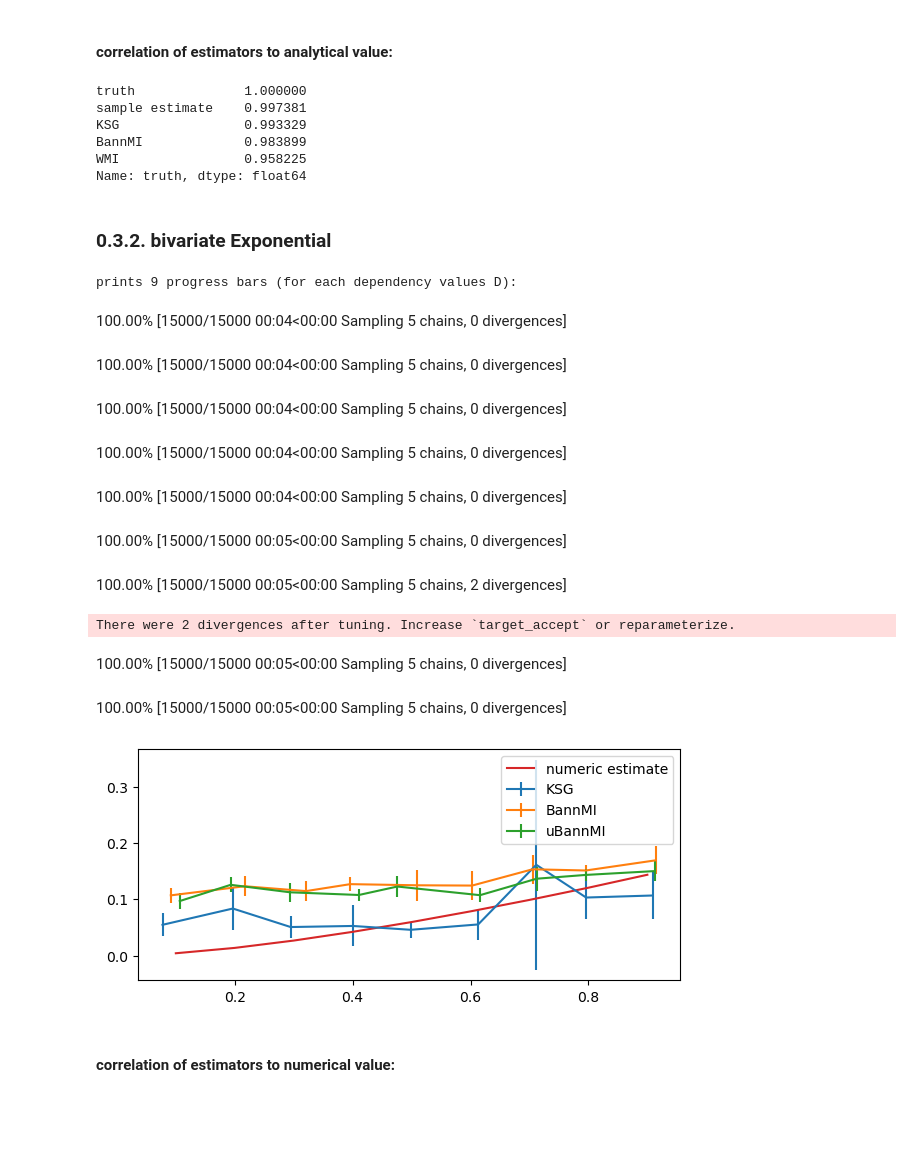
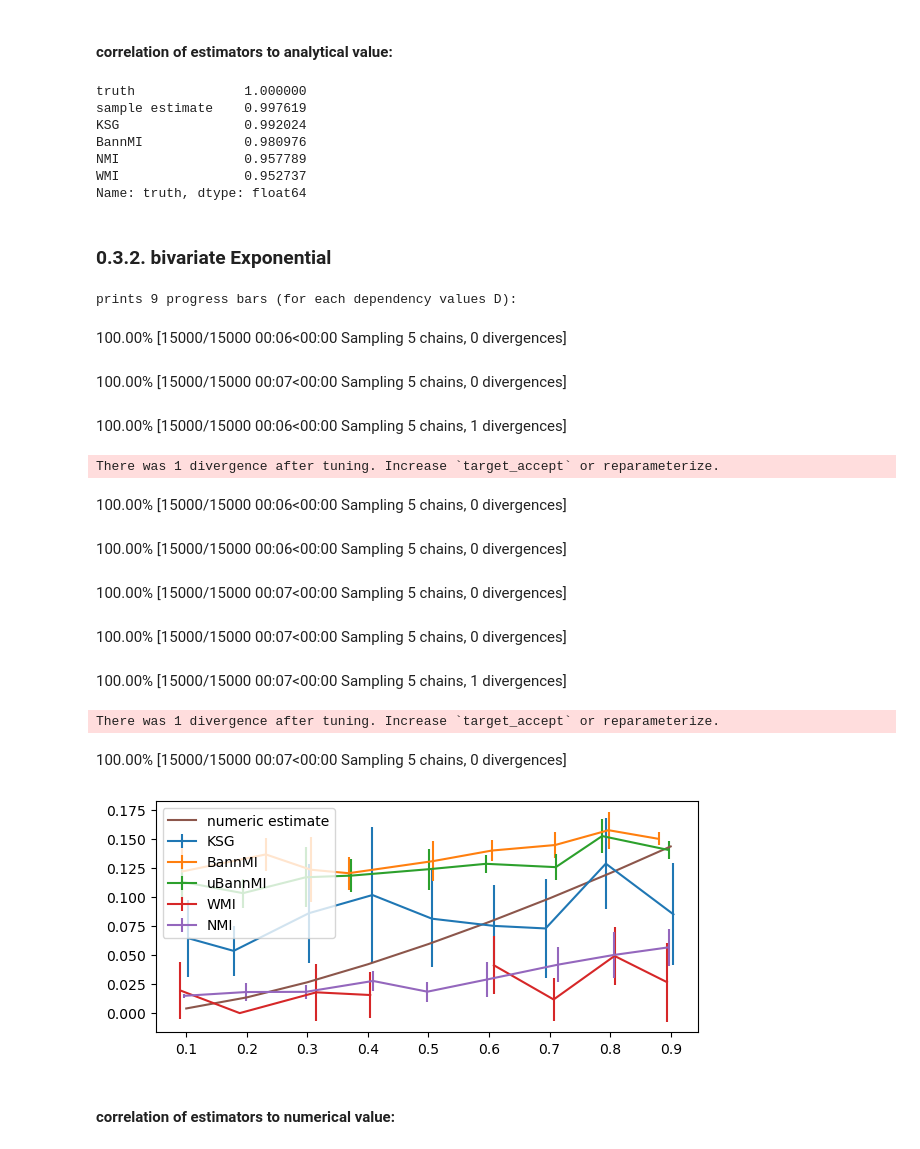
Before and after one commit to zuiop11/nn_info, a Jupyter notebook: src/examples_notebook.ipynb, the cells around one changed output. Drawn from its saved outputs; the diff is of its cells as text; code cells hidden in the pictures; blank space fills up the shorter version.

```diff
--- a/src/examples_notebook.ipynb
+++ b/src/examples_notebook.ipynb
@@ -107,7 +107,7 @@ for j in range(50):
         e.append((nit.info('KLD', approach='nn_ratio', unit='nats', k=3).estimator((X,Y)),
                   nit.info('KLD', approach='nn_distance', unit='nats', k=4, epsilon=False).estimator((X,Y)),
                   # the Noshad approach is not part of the class but can be accessed directly
-                  est.NMI((X,Y)),
+                  est.NMI((X,Y), k = 'adapt'),
                   nit.KLD_gaussian((X,Y))))
 
     estimates = np.array(e).mean(axis=0)
@@ -118,7 +118,7 @@ for j in range(50):
                              mu1=np.zeros(d), cov0=S[0], cov1=S[1], samples=False)
 
     E.append(list(estimates) + [truth])
-F = pd.DataFrame(E, columns=['BannMI', 'WMI', 'NMI', 'sample estimate',
+F = pd.DataFrame(E, columns=['BannMI', 'WMI', 'NMI','sample estimate',
                              'truth'])
 F.sort_values(by='truth', inplace=True)
 F.reset_index(drop=True, inplace=True)
@@ -191,6 +191,7 @@ for j in range(50):
     #make positive parameters for gamma distributions
     a = np.random.rand(2)
     b = 2*np.random.rand(2)
+    b = [3,6]
     e = []
     #compute mean of 3 KLD estimators (see nnInfo for detailed information)
     for i in range(m):
@@ -198,7 +199,8 @@ for j in range(50):
         Y = gamma.rvs(a[1], scale=1/b[1], size=n)
         e.append((nit.info('KLD', 'nn_ratio', unit='nats').estimator((X,Y)),
                   nit.info('KLD', 'nn_distance', unit='nats').estimator((X,Y)),
-                  est.NMI((X,Y)),
+                  est.WMI((X,Y), epsilon=True),
+                  est.NMI((X,Y), adapt=''),
                   nit.KLD_gamma((X,Y))))
 
     estimates = np.array(e).mean(axis=0)
@@ -209,7 +211,7 @@ for j in range(50):
                           samples=False)
 
     E.append(list(estimates) + [truth])
-F = pd.DataFrame(E, columns=['BannMI', 'WMI', 'NMI', 'sample estimate', 'truth'])
+F = pd.DataFrame(E, columns=['BannMI', 'WMI', 'WMI eps', 'NMI', 'sample estimate', 'truth'])
 F.sort_values(by='truth', inplace=True)
 F.reset_index(drop=True, inplace=True)
 # %%
@@ -279,6 +283,7 @@ for j in range(50):
         e.append((nit.info('MI', unit='nats').estimator((X[:,0],X[:,1:])),
                   # Wang is not implemented in the class as MI estimator
                   est.WMI((X[:,0],X[:,1:]), measure='MI', k=4, unit='nats'),
+                  est.NMI2((X[:,0],X[:,1:]), measure='MI', k='adapt', unit='nats'),
                   nit.info('MI', approach='nn_distance', unit='nats').estimator((X[:,0],X[:,1:])),
                   nit.KLD_gaussian((X,Z))))
 
@@ -289,7 +294,7 @@ for j in range(50):
                              mu1=np.zeros(d), cov0=S, cov1=S0, samples=False)
 
     E.append(list(estimates) + [truth])
-F = pd.DataFrame(E, columns=['BannMI', 'WMI', 'KSG', 'sample estimate','truth'])
+F = pd.DataFrame(E, columns=['BannMI', 'WMI', 'NMI', 'KSG', 'sample estimate','truth'])
 F.sort_values(by='truth', inplace=True)
 F.reset_index(drop=True, inplace=True)
 # %%
@@ -316,10 +322,11 @@ plt.show()
 print(F.iloc[:-5,:].corr().sort_values('truth', ascending=False).iloc[:,-1])
 # %% [output]
 truth              1.000000
-sample estimate    0.997381
-KSG                0.993329
-BannMI             0.983899
-WMI                0.958225
+sample estimate    0.997619
+KSG                0.992024
+BannMI             0.980976
+NMI                0.957789
+WMI                0.952737
 Name: truth, dtype: float64
 # %% [markdown]
 ### 0.3.2. bivariate Exponential
@@ -363,28 +370,31 @@ for delta in D:
              np.array(trace['posterior']['y'][i,:]).reshape(-1,1))
         mis.append((nit.info('MI', approach='nn_distance', unit='nats').estimator(y),
                     nit.info('MI', unit='nats').estimator(y),
-                    nit.info('MI', unit='nats', prior=1).estimator(y)))
+                    nit.info('MI', unit='nats', prior=1).estimator(y),
+                    est.WMI(y, measure='MI', k=4, unit='nats'),
+                    est.NMI2(y, measure='MI', k = 'adapt')))
     estimates = np.array(mis).mean(axis=0)
     estimates_sd = np.array(mis).std(axis=0)
     MIs.append(estimates)
     SDs.append(estimates_sd)
 
-cols =  ['KSG', 'BannMI','uBannMI']
+cols =  ['KSG', 'BannMI','uBannMI', 'WMI', 'NMI']
 MI = pd.DataFrame(MIs, columns=cols, index=D)
 SD = pd.DataFrame(SDs, columns=cols, index=D)
 #%%
 # %% [output]
 prints 9 progress bars (for each dependency values D):
-100.00% [15000/15000 00:04<00:00 Sampling 5 chains, 0 divergences]
+100.00% [15000/15000 00:06<00:00 Sampling 5 chains, 0 divergences]
-100.00% [15000/15000 00:04<00:00 Sampling 5 chains, 0 divergences]
+100.00% [15000/15000 00:07<00:00 Sampling 5 chains, 0 divergences]
-100.00% [15000/15000 00:04<00:00 Sampling 5 chains, 0 divergences]
+100.00% [15000/15000 00:06<00:00 Sampling 5 chains, 1 divergences]
+There was 1 divergence after tuning. Increase `target_accept` or reparameterize.
-100.00% [15000/15000 00:04<00:00 Sampling 5 chains, 0 divergences]
+100.00% [15000/15000 00:06<00:00 Sampling 5 chains, 0 divergences]
-100.00% [15000/15000 00:04<00:00 Sampling 5 chains, 0 divergences]
+100.00% [15000/15000 00:06<00:00 Sampling 5 chains, 0 divergences]
-100.00% [15000/15000 00:05<00:00 Sampling 5 chains, 0 divergences]
+100.00% [15000/15000 00:07<00:00 Sampling 5 chains, 0 divergences]
-100.00% [15000/15000 00:05<00:00 Sampling 5 chains, 2 divergences]
+100.00% [15000/15000 00:07<00:00 Sampling 5 chains, 0 divergences]
-There were 2 divergences after tuning. Increase `target_accept` or reparameterize.
-100.00% [15000/15000 00:05<00:00 Sampling 5 chains, 0 divergences]
+100.00% [15000/15000 00:07<00:00 Sampling 5 chains, 1 divergences]
+There was 1 divergence after tuning. Increase `target_accept` or reparameterize.
-100.00% [15000/15000 00:05<00:00 Sampling 5 chains, 0 divergences]
+100.00% [15000/15000 00:07<00:00 Sampling 5 chains, 0 divergences]
 # %%
 # numeric integration to compute MI for biariate exponential variable with componentwise dependency
 truth = []
@@ -407,13 +417,13 @@ MI['numeric estimate'] = truth
 # %%
 # make plot
 fig, ax = plt.subplots(figsize=(7,3))
-for i in range(3):
+for i in range(5):
     ax.errorbar(np.random.normal(np.array(D),0.01),MI.iloc[:,i], SD.iloc[:,i], label=cols[i])
 ax.plot(np.array(D),MI.iloc[:,-1], label='numeric estimate')
 plt.legend()
 plt.show()
 # %% [output]
-[figure, old version]
+[figure, new version]
 # %% [markdown]
 #### correlation of estimators to numerical value:
 # %%
```
Also changed, not shown: parts of 12 cells of this notebook, 6 other files.
